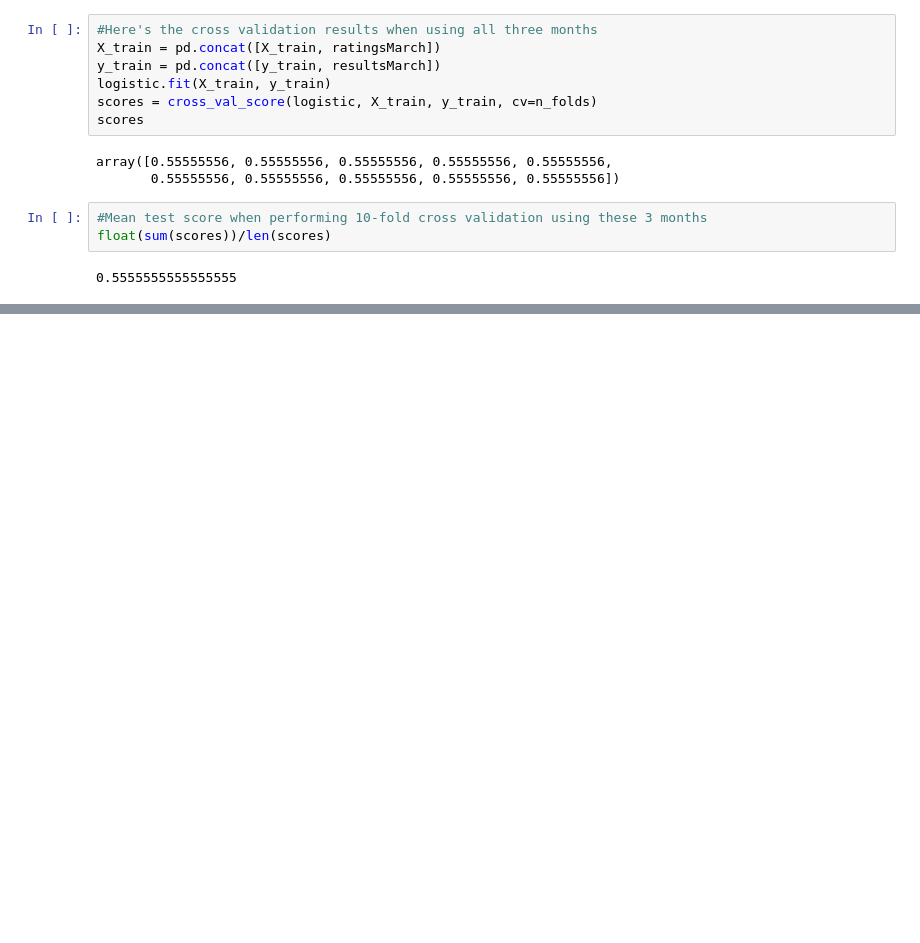
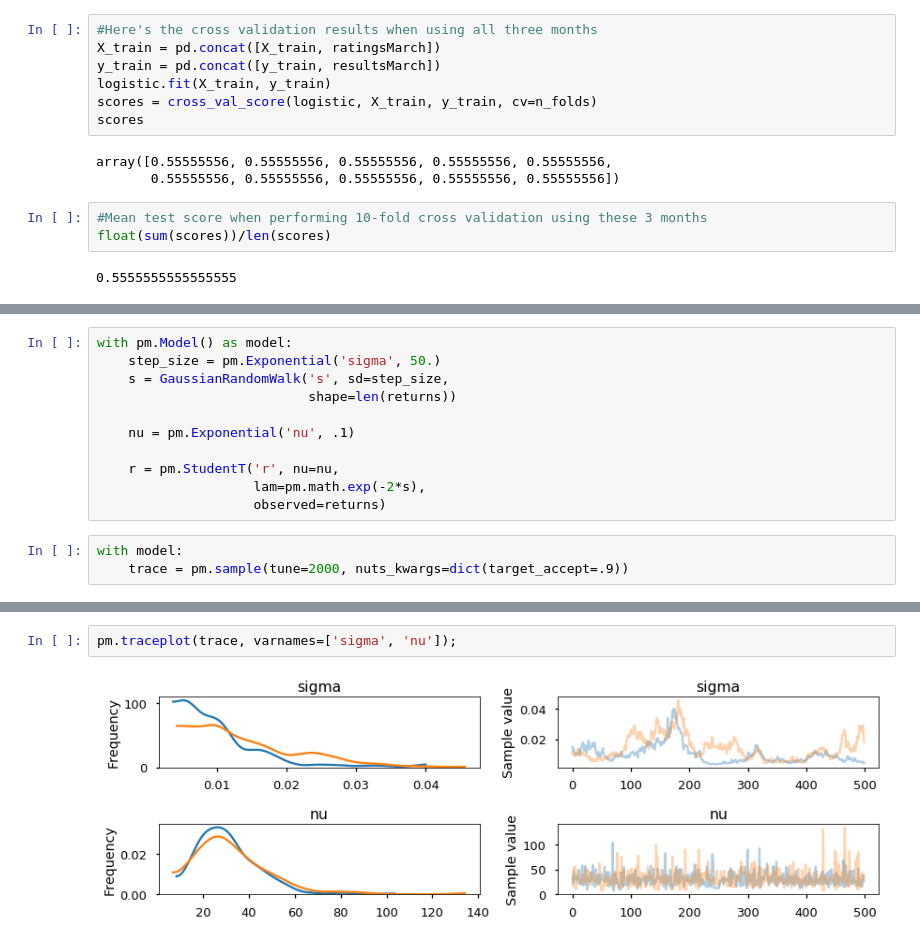
Before and after one commit to jgross962/515Project, a Jupyter notebook: BayesianMethods.ipynb, the cells around one changed output, grey strips where cells are left out. Cells and saved outputs as stored; diff of their text form; blank space fills up the shorter version.

```diff
--- a/BayesianMethods.ipynb
+++ b/BayesianMethods.ipynb
@@ -412,0 +450,14 @@ float(sum(scores))/len(scores)
+# %%
+with pm.Model() as model:
+    step_size = pm.Exponential('sigma', 50.)
+    s = GaussianRandomWalk('s', sd=step_size,
+                           shape=len(returns))
+
+    nu = pm.Exponential('nu', .1)
+
+    r = pm.StudentT('r', nu=nu,
+                    lam=pm.math.exp(-2*s),
+                    observed=returns)
+# %%
+with model:
+    trace = pm.sample(tune=2000, nuts_kwargs=dict(target_accept=.9))
@@ -412,0 +472,4 @@ float(sum(scores))/len(scores)
+# %%
+pm.traceplot(trace, varnames=['sigma', 'nu']);
+# %% [output]
+[figure, added]
```
Also changed, not shown: parts of 16 cells of this notebook.
